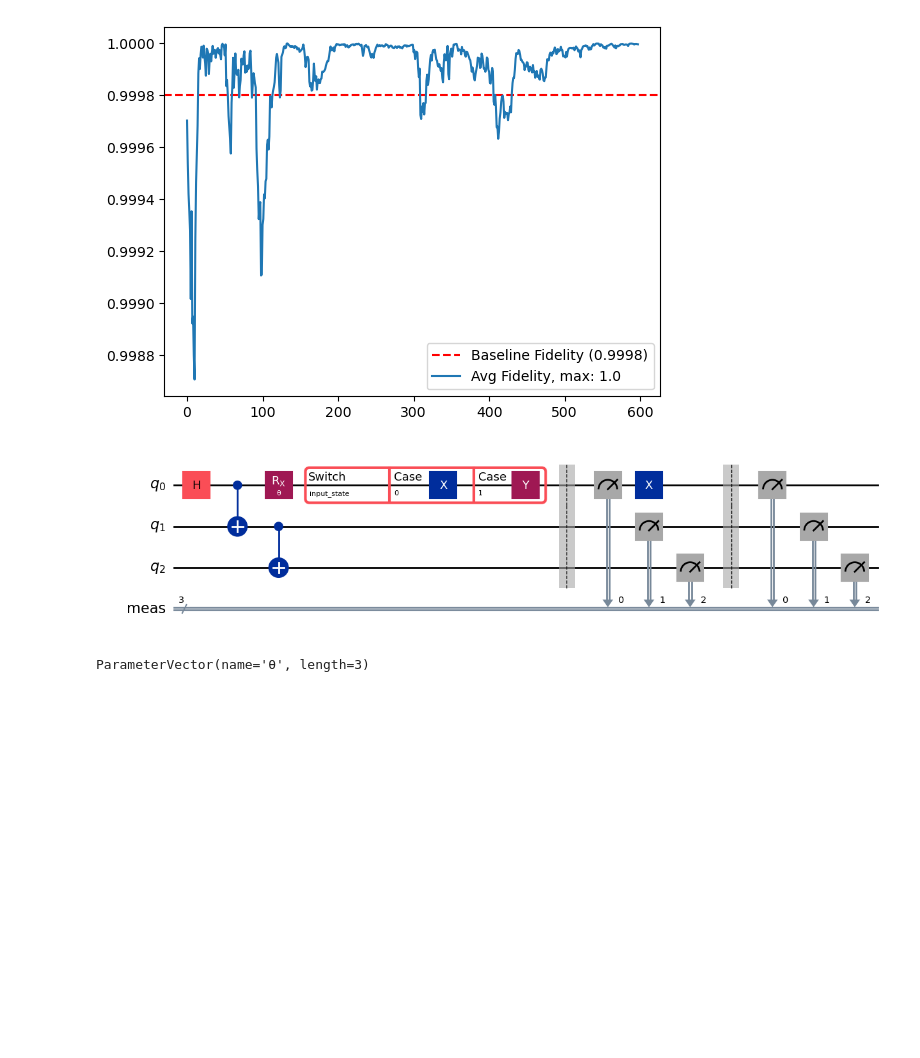
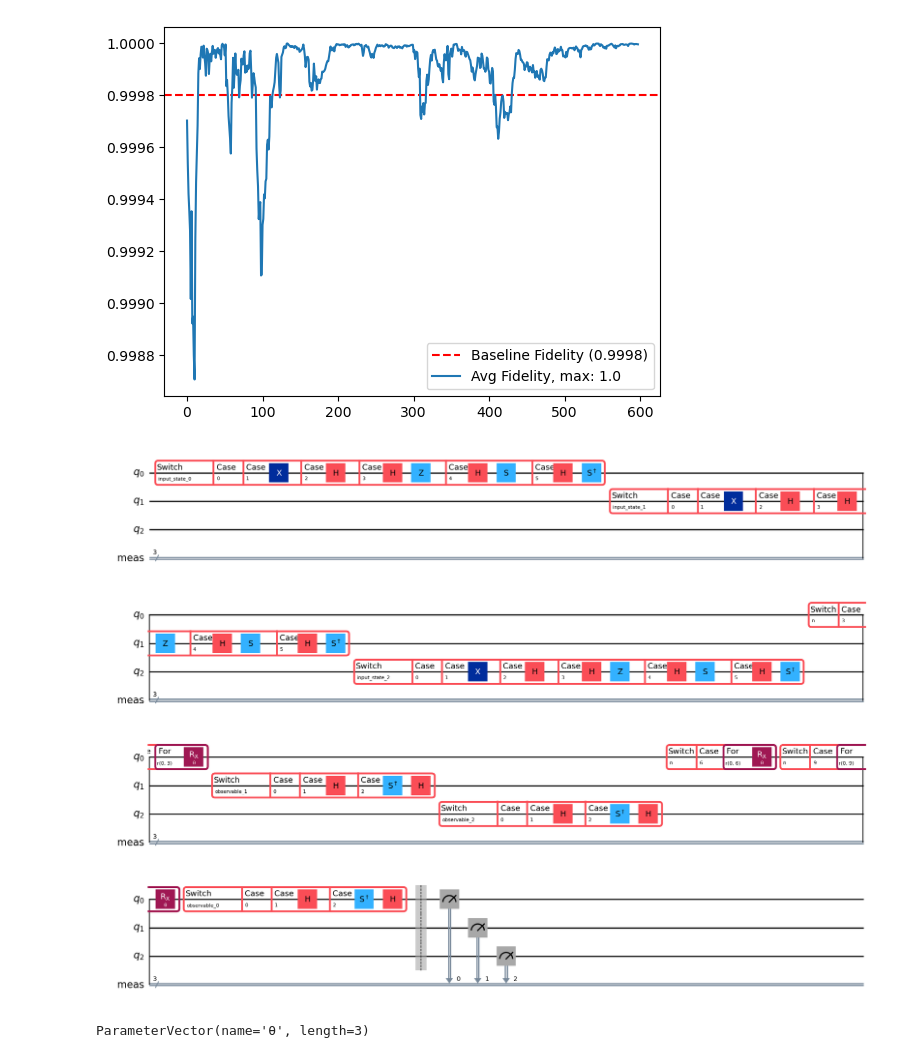
Before and after one commit to arthurostrauss/Quantum_Optimal_Control, a Jupyter notebook: gate_level/spillover_noise_use_case/generic_spillover/overrotation_error.ipynb, the cells around one changed output. Drawn from its saved outputs; the diff is of its cells as text; code cells hidden in the pictures; blank space fills up the shorter version.

```diff
--- a/gate_level/spillover_noise_use_case/generic_spillover/overrotation_error.ipynb
+++ b/gate_level/spillover_noise_use_case/generic_spillover/overrotation_error.ipynb
@@ -306,30 +439,60 @@ plt.legend()
 # %%
 from qiskit.circuit import QuantumCircuit, ClassicalRegister, QuantumRegister, Parameter
 from qiskit.circuit.classical.types import Uint, Bool
 from qiskit.primitives import StatevectorSampler
 from qiskit_aer.primitives import SamplerV2
+from qiskit_experiments.library.tomography.basis import (
+    Pauli6PreparationBasis,
+    PauliMeasurementBasis,
+)
+import numpy as np
 
-q = QuantumRegister(3, "q")
-c1 = ClassicalRegister(1, "c1")
-c2 = ClassicalRegister(1, "c2")
-c3 = ClassicalRegister(1, "c3")
+num_qubits = 3
+q = QuantumRegister(num_qubits, "q")
 qc = QuantumCircuit(q)
-var = qc.add_input("input_state", Uint(2))
-qc.h(0)
-qc.cx(0, 1)
-qc.cx(1, 2)
-qc.rx(Parameter("θ"), 0)
-with qc.switch(var) as case:
-    with case(0):
-        qc.x(0)
-    with case(1):
-        qc.y(0)
+θ = Parameter("θ")
+input_state = [qc.add_input(f"input_state_{i}", Uint(8)) for i in range(num_qubits)]
+observable = [qc.add_input(f"observable_{i}", Uint(8)) for i in range(num_qubits)]
+n = qc.add_input("n", Uint(8))
+n_reps = [3, 6, 9]
+for q_idx, qubit in enumerate(q):
+    with qc.switch(input_state[q_idx]) as case:
+        for i in range(6):
+            with case(i):
+                qc.compose(
+                    Pauli6PreparationBasis().circuit([i]).decompose(),
+                    [qubit],
+                    inplace=True,
+                )
+
+if len(n_reps) == 1:
+    n_ = n_reps[0]
+    with qc.for_loop(range(n_)):
+        qc.rx(θ, q[0])
+else:
+    for n_ in n_reps:
+        with qc.switch(n) as case:
+            with case(n_):
+                with qc.for_loop(range(n_)):
+                    qc.rx(θ, q[0])
+for q_idx, qubit in enumerate(q):
+    with qc.switch(observable[q_idx]) as case:
+        for i in range(3):
+            with case(i):
+                qc.compose(
+                    PauliMeasurementBasis()
+                    .circuit([i])
+                    .remove_final_measurements(False)
+                    .decompose(),
+                    [qubit],
+                    inplace=True,
+                )
+
 qc.measure_all()
-qc.x(0)
-qc.measure_all(add_bits=False)
+
 qc.draw("mpl")
 # %% [output]
-[figure, old version]
+[figure, new version]
 # %%
 from qiskit.circuit import ParameterVector
 
```
Also changed, not shown: parts of 28 cells of this notebook, 32 other files.
